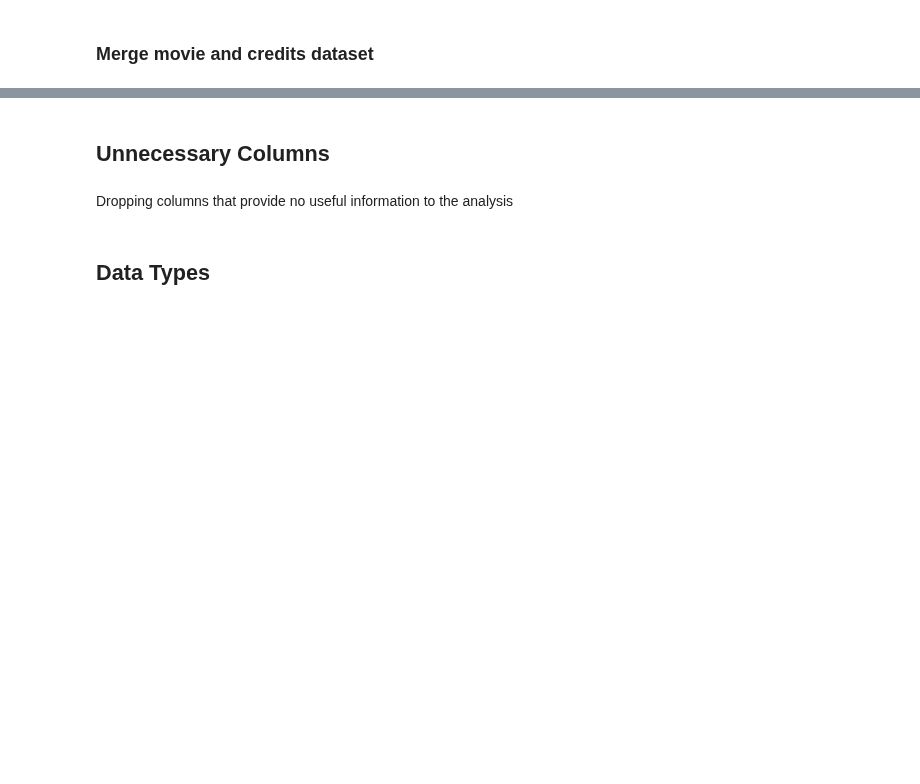
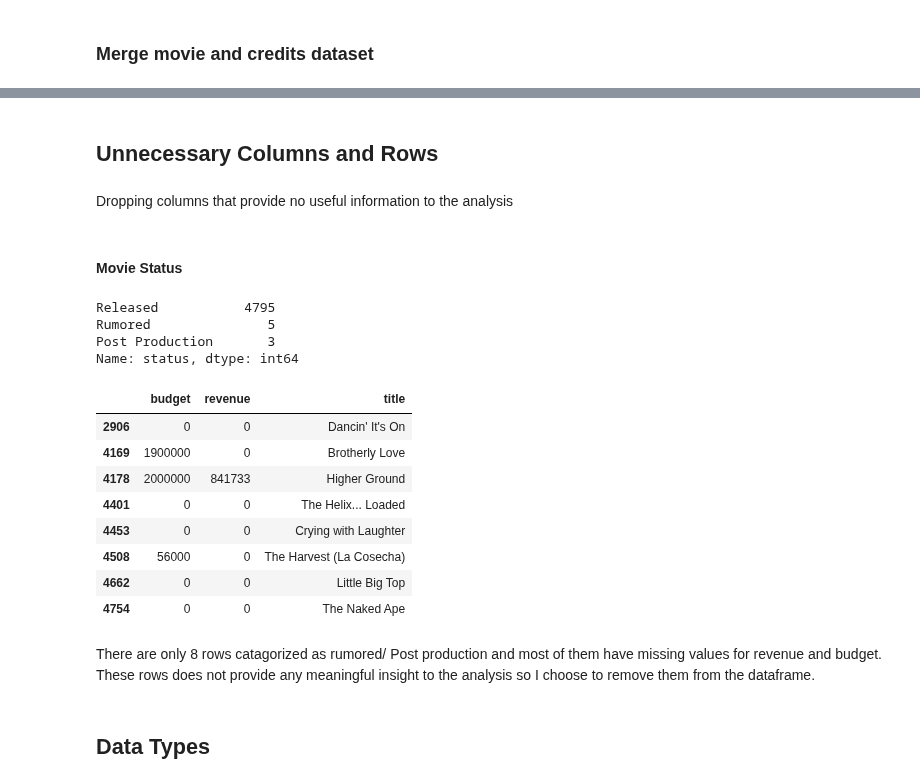
Before and after one commit to leyaof/movie-analysis, a Jupyter notebook: movie-analysis.ipynb, the cells around one changed output, grey strips where cells are left out. Saved outputs shown, nothing was run; the diff lists cells and outputs as text; code cells hidden in the pictures; blank space fills up the shorter version.

Commit message:
removed rows where status is not 'released'

```diff
--- a/movie-analysis.ipynb
+++ b/movie-analysis.ipynb
@@ -126,6 +118,30 @@ data.head()
 # %% [markdown]
-## Unnecessary Columns
+## Unnecessary Columns and Rows
 # %% [markdown]
 Dropping columns that provide no useful information to the analysis
 # %%
 data = data.drop(columns=['homepage', 'original_title','original_language', 'id', 'movie_id'])
+# %% [markdown]
+#### Movie Status
+# %%
+data['status'].value_counts()
+# %% [output]
+Released           4795
+Rumored               5
+Post Production       3
+Name: status, dtype: int64
+# %%
+non_released = data[(data['status'] == 'Post Production') | (data['status'] == 'Rumored')][['budget', 'revenue', 'title']]
+non_released
+# %% [output]
+|  | budget | revenue | title |
+| 2906 | 0 | 0 | Dancin' It's On |
+| 4169 | 1900000 | 0 | Brotherly Love |
+| 4178 | 2000000 | 841733 | Higher Ground |
+| 4401 | 0 | 0 | The Helix... Loaded |
+| 4453 | 0 | 0 | Crying with Laughter |
+| 4508 | 56000 | 0 | The Harvest (La Cosecha) |
+| 4662 | 0 | 0 | Little Big Top |
+| 4754 | 0 | 0 | The Naked Ape |
+# %% [markdown]
+There are only 8 rows catagorized as rumored/ Post production and most of them have missing values for revenue and budget. These rows does not provide any meaningful insight to the analysis so I choose to remove them from the dataframe.
```
Also changed, not shown: parts of 10 cells of this notebook.
